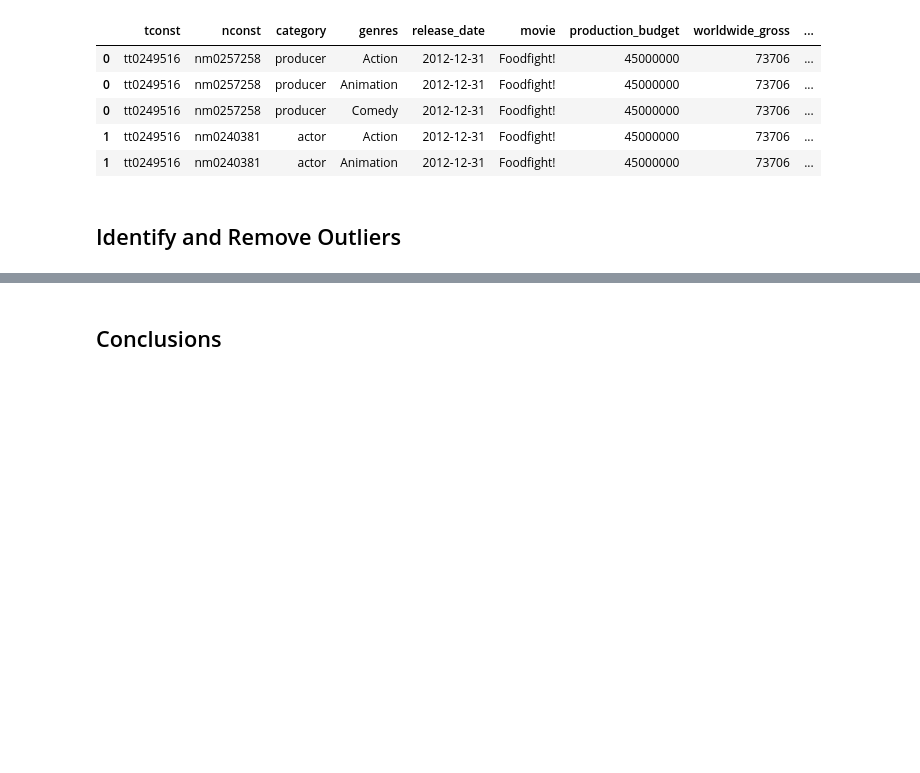
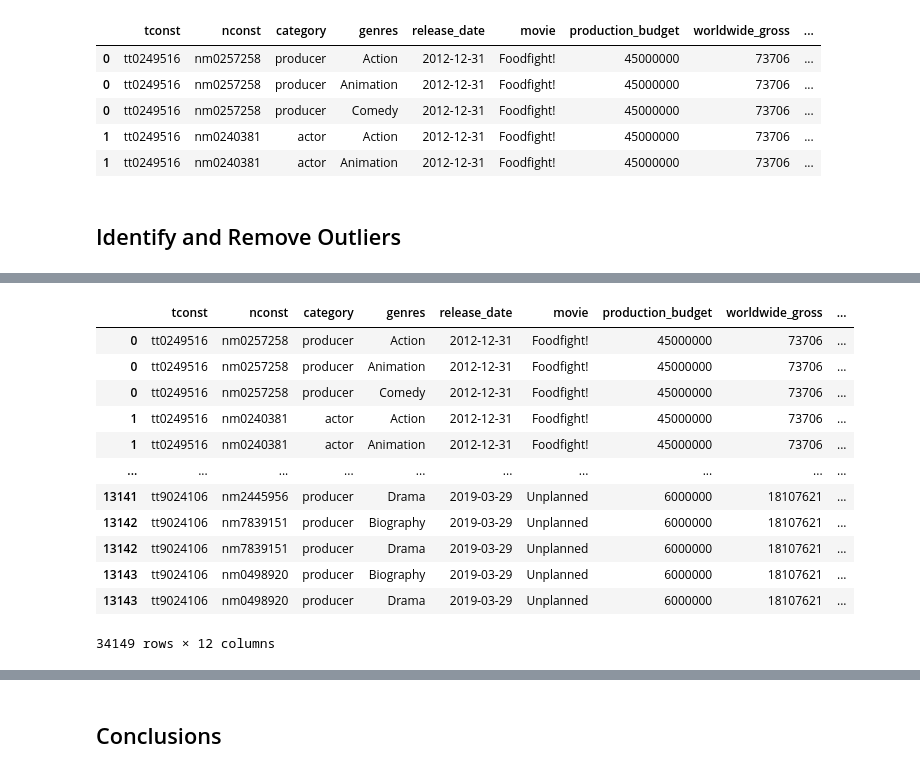
Before and after one commit to jennifernha/Microsoft-Movie-Analysis, a Jupyter notebook: Microsoft Movie Analysis.ipynb, the cells around one changed output, grey strips where cells are left out. Cells and saved outputs as stored; diff of their text form; code cells hidden in the pictures; blank space fills up the shorter version.

```diff
--- a/Microsoft Movie Analysis.ipynb
+++ b/Microsoft Movie Analysis.ipynb
@@ -303,9 +327,10 @@ name_basics.head()
 | nm0062798 | Pete Baxter | NaN | NaN | production_designer,art_departmen... | tt0452644,tt0452692,tt3458030,tt2... |
 # %%
 #drop birth_year, death_year, primary_profession, and 'known_for_titles' as we don't need this data for our analysis
-name_basics = name_basics.drop(['birth_year','death_year','primary_profession','known_for_titles'], axis = 1)
+imdb_name_basics = imdb_name_basics.drop(['birth_year','death_year','primary_profession','known_for_titles'], axis = 1)
 
-name_basics.head()
+#check data
+imdb_name_basics.head()
 # %% [output]
 |  | primary_name |
 | nconst |  |
@@ -321,8 +346,8 @@ name_basics.head()
 # %% [markdown]
 Combine movie_budget and title_basics DataFrame to create a new DataFrame called df. Since the column names are different, we are going to explicitly mention both the column names using 'left_on' and 'right_on' arguments.  Then, we will remove the duplicate columns as a result of the merge, and reset the index to 'tconst' so that we can easily use the index as the primary key when joining with other tables for additional analyes.
 # %%
-#merge movie_budgets and title_basics as df
-df = pd.merge(title_basics.reset_index(), movie_budgets,
+#merge tn_movie_budgets and imdb_title_basics as df
+df = pd.merge(imdb_title_basics.reset_index(), tn_movie_budgets,
              left_on=['primary_title', 'start_year'],
              right_on=['movie', 'release_year'])
 
@@ -470,0 +509,22 @@ ax.set_title('Production Budget vs. ROI');
+# %%
+#calculate z-score on ROI and create a new column to show the z-score
+df['ROI_zscore'] = stats.zscore(df['ROI'])
+
+#remove rows with z-score greater than 3
+df = df[df['ROI_zscore'] < 3]
+
+df
+# %% [output]
+|  | tconst | nconst | category | genres | release_date | movie | production_budget | worldwide_gross | ... |
+| 0 | tt0249516 | nm0257258 | producer | Action | 2012-12-31 | Foodfight! | 45000000 | 73706 | ... |
+| 0 | tt0249516 | nm0257258 | producer | Animation | 2012-12-31 | Foodfight! | 45000000 | 73706 | ... |
+| 0 | tt0249516 | nm0257258 | producer | Comedy | 2012-12-31 | Foodfight! | 45000000 | 73706 | ... |
+| 1 | tt0249516 | nm0240381 | actor | Action | 2012-12-31 | Foodfight! | 45000000 | 73706 | ... |
+| 1 | tt0249516 | nm0240381 | actor | Animation | 2012-12-31 | Foodfight! | 45000000 | 73706 | ... |
+| ... | ... | ... | ... | ... | ... | ... | ... | ... | ... |
+| 13141 | tt9024106 | nm2445956 | producer | Drama | 2019-03-29 | Unplanned | 6000000 | 18107621 | ... |
+| 13142 | tt9024106 | nm7839151 | producer | Biography | 2019-03-29 | Unplanned | 6000000 | 18107621 | ... |
+| 13142 | tt9024106 | nm7839151 | producer | Drama | 2019-03-29 | Unplanned | 6000000 | 18107621 | ... |
+| 13143 | tt9024106 | nm0498920 | producer | Biography | 2019-03-29 | Unplanned | 6000000 | 18107621 | ... |
+| 13143 | tt9024106 | nm0498920 | producer | Drama | 2019-03-29 | Unplanned | 6000000 | 18107621 | ... |
+34149 rows × 12 columns
```
Also changed, not shown: parts of 53 cells of this notebook.
